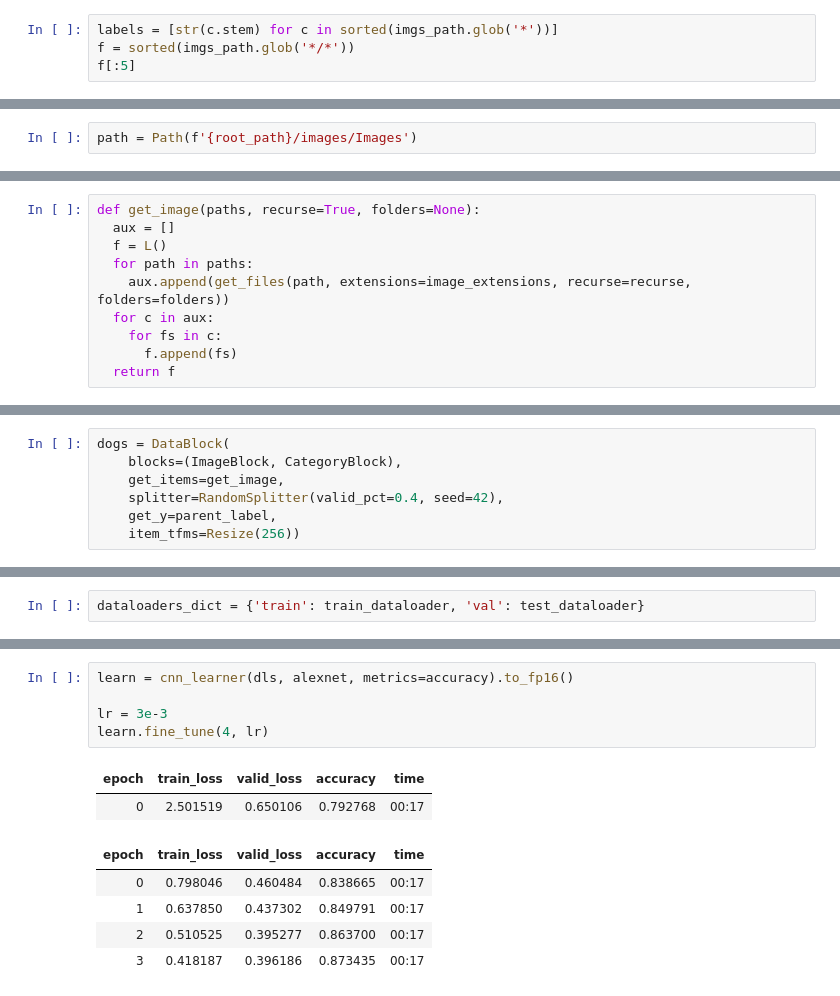
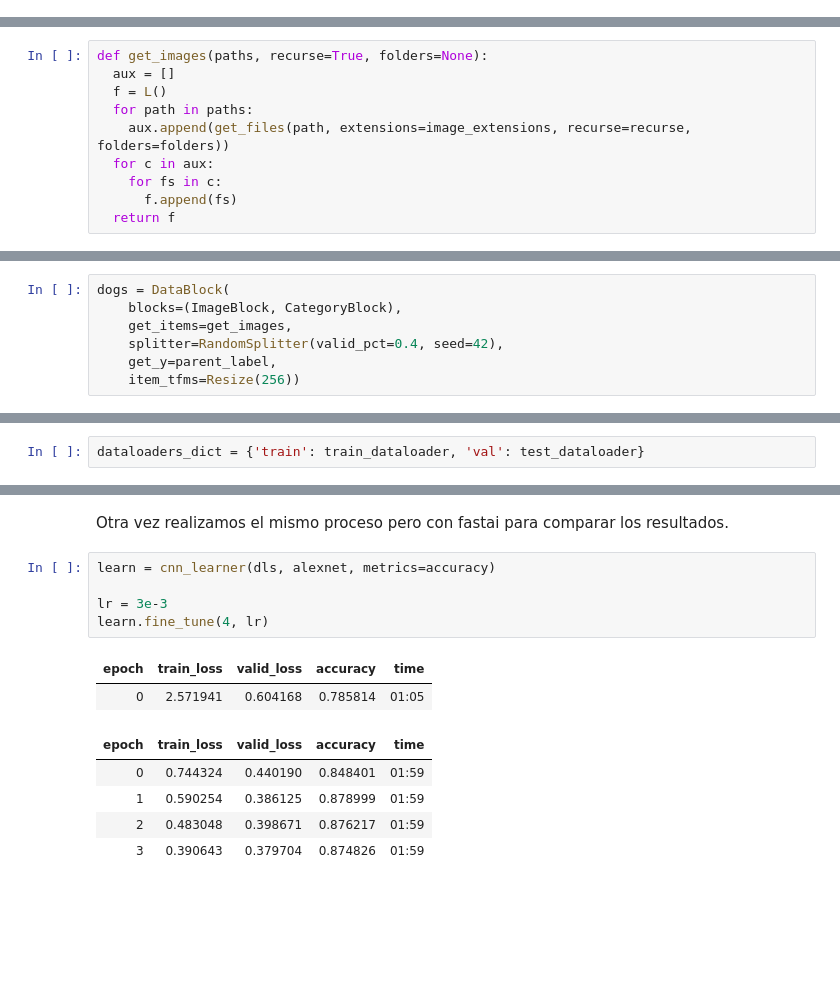
Before and after one commit to tomiambro/ap_automatico, a Jupyter notebook: tp2pytorch.ipynb, the cells around one changed output, grey strips where cells are left out. Cells and saved outputs as stored; diff of their text form; blank space fills up the shorter version.

```diff
--- a/tp2pytorch.ipynb
+++ b/tp2pytorch.ipynb
@@ -105,4 +100,0 @@ Cargamos en *f* las rutas de todas las imagenes
-# %%
-labels = [str(c.stem) for c in sorted(imgs_path.glob('*'))]
-f = sorted(imgs_path.glob('*/*'))
-f[:5]
@@ -302,5 +295,3 @@ Wall time: 59.9 s
 !pip install pip install nbdev &> 2
 # %%
 from fastai.vision.all import *
-# %%
-path = Path(f'{root_path}/images/Images')
@@ -311,5 +300,5 @@ get_image_files(path)[:5]
 # %%
-def get_image(paths, recurse=True, folders=None):
+def get_images(paths, recurse=True, folders=None):
   aux = []
   f = L()
   for path in paths:
@@ -325,7 +314,7 @@ get_image(paths)[:5]
 # %%
 dogs = DataBlock(
     blocks=(ImageBlock, CategoryBlock),
-    get_items=get_image,
+    get_items=get_images,
     splitter=RandomSplitter(valid_pct=0.4, seed=42),
     get_y=parent_label,
     item_tfms=Resize(256))
@@ -480,13 +473,15 @@ Best val Acc: 0.777778
+# %% [markdown]
+Otra vez realizamos el mismo proceso pero con fastai para comparar los resultados.
 # %%
-learn = cnn_learner(dls, alexnet, metrics=accuracy).to_fp16()
+learn = cnn_learner(dls, alexnet, metrics=accuracy)
 
 lr = 3e-3
 learn.fine_tune(4, lr)
 # %% [output]
 | epoch | train_loss | valid_loss | accuracy | time |
-| 0 | 2.501519 | 0.650106 | 0.792768 | 00:17 |
+| 0 | 2.571941 | 0.604168 | 0.785814 | 01:05 |
 | epoch | train_loss | valid_loss | accuracy | time |
-| 0 | 0.798046 | 0.460484 | 0.838665 | 00:17 |
-| 1 | 0.637850 | 0.437302 | 0.849791 | 00:17 |
-| 2 | 0.510525 | 0.395277 | 0.863700 | 00:17 |
-| 3 | 0.418187 | 0.396186 | 0.873435 | 00:17 |
+| 0 | 0.744324 | 0.440190 | 0.848401 | 01:59 |
+| 1 | 0.590254 | 0.386125 | 0.878999 | 01:59 |
+| 2 | 0.483048 | 0.398671 | 0.876217 | 01:59 |
+| 3 | 0.390643 | 0.379704 | 0.874826 | 01:59 |
```
Also changed, not shown: parts of 35 cells of this notebook.
